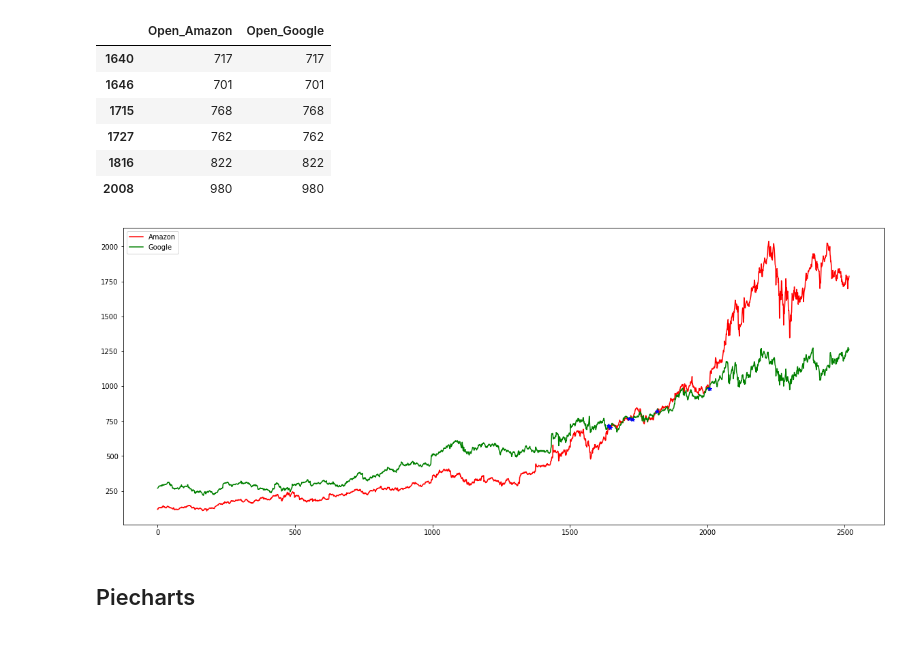
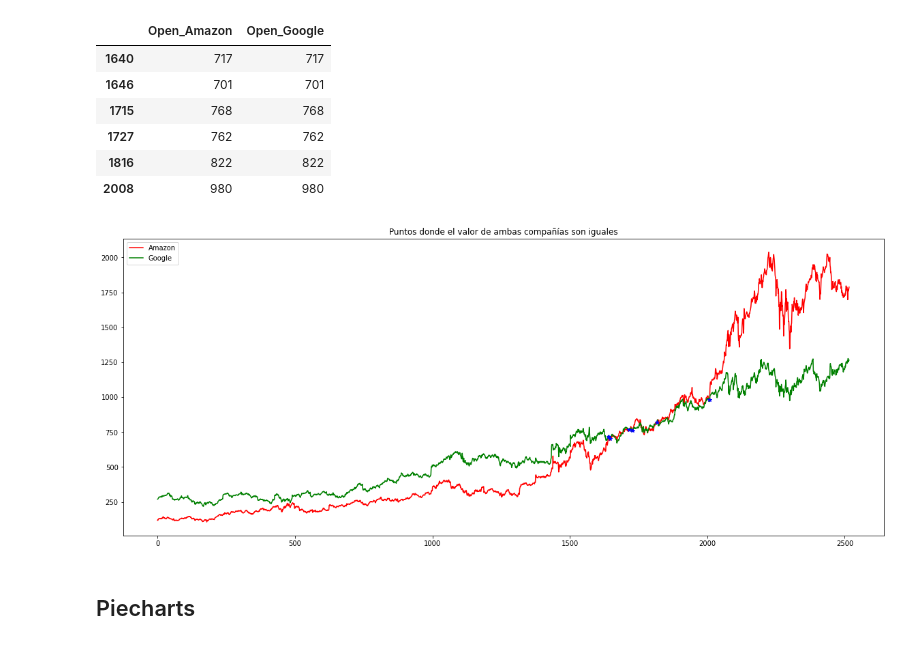
Before and after one commit to femaffi13/Python, a Jupyter notebook: ITBA/5- Matplotlib.ipynb, the cells around one changed output. Drawn from its saved outputs; the diff is of its cells as text; code cells hidden in the pictures.

```diff
--- a/ITBA/5- Matplotlib.ipynb
+++ b/ITBA/5- Matplotlib.ipynb
@@ -283,12 +285,13 @@ y_int = df2['Open_Amazon']
 # %%
 plt.figure(figsize=(20,8))
 plt.plot(x_amazon, y_amazon, '-r', label='Amazon')
 plt.plot(x_google, y_google, '-g', label='Google')
 plt.plot(x_int, y_int, 'b*')
+plt.title('Puntos donde el valor de ambas compañías son iguales')
 plt.legend()
 plt.show()
 # %% [output]
-[figure, old version]
+[figure, new version]
 # %% [markdown]
 ## Piecharts
 # %%
```
Also changed, not shown: parts of 6 cells of this notebook.
